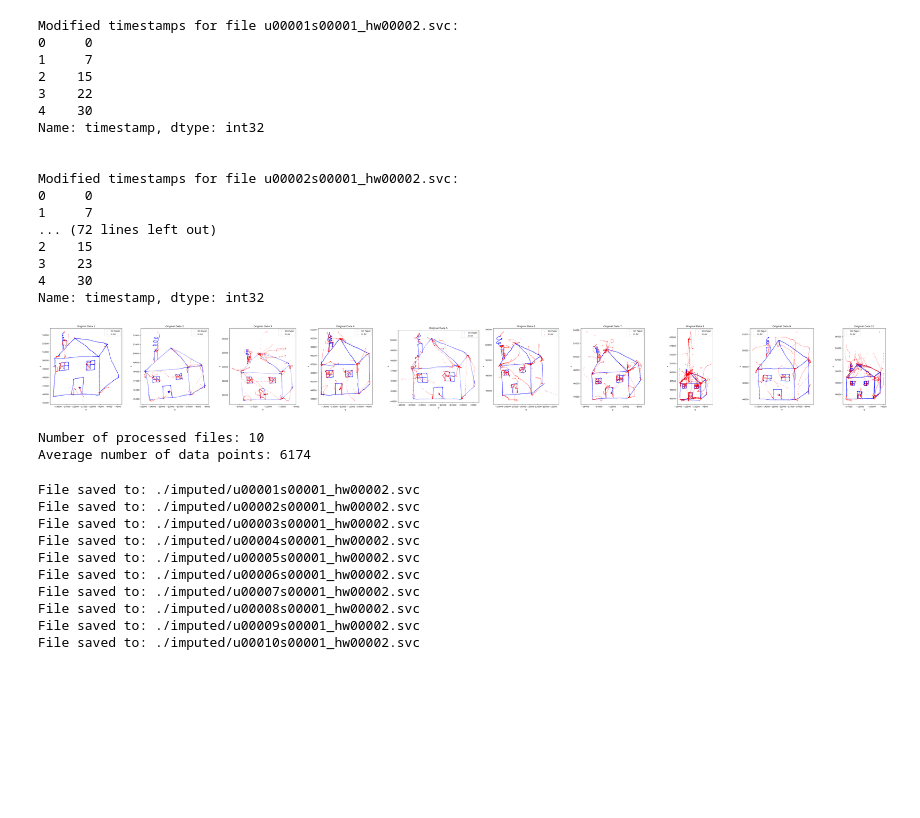
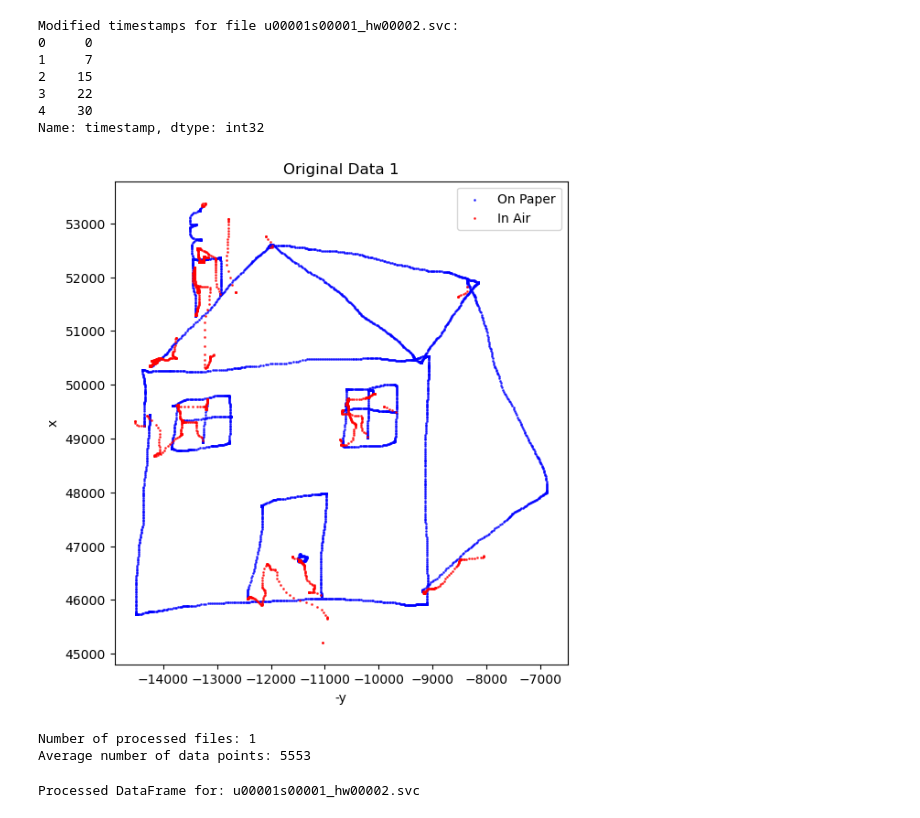
Before and after one commit to jaypeepeep/SC-Beta-VAE-GAN, a Jupyter notebook: model/VAEGAN Checkpoint 1.5.2.6 Pentab.ipynb, the cells around one changed output. Saved outputs shown, nothing was run; the diff lists cells and outputs as text; code cells hidden in the pictures; blank space fills up the shorter version.

Commit message:
refactor: imputed data directly sent to augmentation, better loss calculation,

```diff
--- a/model/VAEGAN Checkpoint 1.5.2.6 Pentab.ipynb
+++ b/model/VAEGAN Checkpoint 1.5.2.6 Pentab.ipynb
@@ -60,47 +60,37 @@ def upload_and_process_files(directory, num_files_to_use=None):
         axs[i].set_aspect('equal')
 
         # Print the first few rows of the timestamp column
         print(f"Modified timestamps for file {filename}:")
         print(df['timestamp'].head())
         print("\n")
 
     plt.show()
 
     processed_data = [np.column_stack((scaler.transform(df[['x', 'y', 'timestamp']]), df['pen_status'].values))
                       for df, scaler in zip(data_frames, scalers)]
     avg_data_points = int(np.mean([df.shape[0] for df in data_frames]))
 
     return data_frames, processed_data, scalers, avg_data_points, input_filenames  # Return the filenames
 
 directory = 'Task2'  # Directory where the .svc files are stored
-num_files_to_use = 10
+num_files_to_use = 1
 data_frames, processed_data, scalers, avg_data_points, input_filenames = upload_and_process_files(directory, num_files_to_use)
 
 # Store the name of the first file for use in Cell 4
 input_filename = input_filenames[0] if input_filenames else 'processed_data'
 print(f"Number of processed files: {len(processed_data)}")
 print(f"Average number of data points: {avg_data_points}")
 # %% [output]
 Modified timestamps for file u00001s00001_hw00002.svc:
 0     0
 1     7
 2    15
 3    22
 4    30
 Name: timestamp, dtype: int32
-
-
-Modified timestamps for file u00002s00001_hw00002.svc:
-0     0
-1     7
-... (72 lines left out)
-2    15
-3    23
-4    30
-Name: timestamp, dtype: int32
-[figure, old version]
+[figure, new version]
-Number of processed files: 10
-Average number of data points: 6174
+Number of processed files: 1
+Average number of data points: 5553
 # %%
 # Cell 3
 # Process each DataFrame instead of just the first one
@@ -178,37 +168,19 @@ for df_idx in range(len(data_frames)):
 processed_data = [np.column_stack((scaler.transform(df[['x', 'y', 'timestamp']]), df['pen_status'].values))
                   for df, scaler in zip(data_frames, scalers)]
 avg_data_points = int(np.mean([df.shape[0] for df in data_frames]))
-# %%
-
-# Define a valid directory path where you want to save the files
-output_dir = './imputed/'
-
-# Check if the directory exists, and create it if it doesn't
-if not os.path.exists(output_dir):
-    os.makedirs(output_dir)
-
-# Save each processed DataFrame to its corresponding output file
-for input_filename, df in zip(input_filenames, data_frames):
-    # Convert all numeric columns to integers
-    df[['x', 'y', 'timestamp', 'pen_status', 'pressure', 'azimuth', 'altitude']] = df[['x', 'y', 'timestamp', 'pen_status', 'pressure', 'azimuth', 'altitude']].astype(int)
-
-    # Define the output filename
-    output_filename = input_filename.replace('.svc', '.svc')  # Modify filename
-    output_path = os.path.join(output_dir, output_filename)
-
-    # Save the DataFrame as a space-separated .svc file
-    df.to_csv(output_path, sep=' ', index=False, header=False)
-
-    print(f"File saved to: {output_path}")
-# %% [output]
-File saved to: ./imputed/u00001s00001_hw00002.svc
-File saved to: ./imputed/u00002s00001_hw00002.svc
-File saved to: ./imputed/u00003s00001_hw00002.svc
-File saved to: ./imputed/u00004s00001_hw00002.svc
-File saved to: ./imputed/u00005s00001_hw00002.svc
-File saved to: ./imputed/u00006s00001_hw00002.svc
-File saved to: ./imputed/u00007s00001_hw00002.svc
-File saved to: ./imputed/u00008s00001_hw00002.svc
-File saved to: ./imputed/u00009s00001_hw00002.svc
-File saved to: ./imputed/u00010s00001_hw00002.svc
+# %%
+
+# Cell 4
+processed_dataframes = []
+
+for input_filename, df in zip(input_filenames, data_frames):
+    # Convert all numeric columns to integers
+    df[['x', 'y', 'timestamp', 'pen_status', 'pressure', 'azimuth', 'altitude']] = df[['x', 'y', 'timestamp', 'pen_status', 'pressure', 'azimuth', 'altitude']].astype(int)
+
+    # Append the processed DataFrame to the list
+    processed_dataframes.append(df)
+
+    print(f"Processed DataFrame for: {input_filename}")
+# %% [output]
+Processed DataFrame for: u00001s00001_hw00002.svc
 # %%
```
Also changed, not shown: parts of 8 cells of this notebook, 6 other files.
